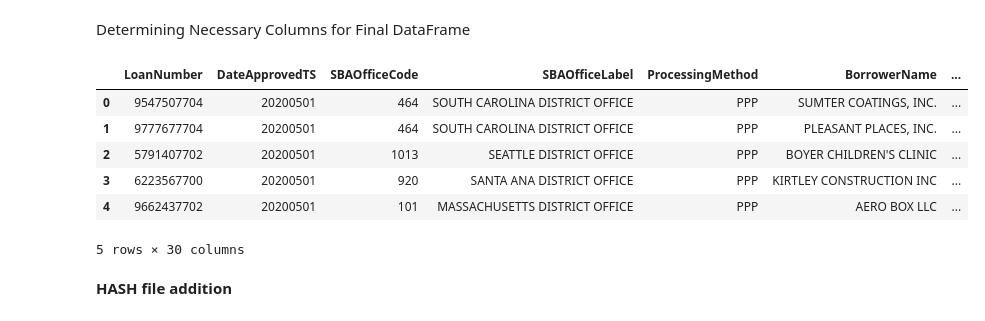
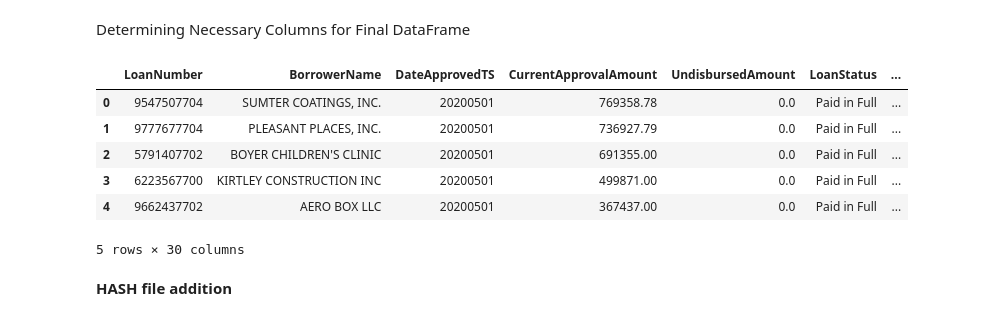
Before and after one commit to cspence001/mapdata_finalization_notebooks, a Jupyter notebook: main_concat23.ipynb, the cells around one changed output. Saved outputs shown, nothing was run; the diff lists cells and outputs as text; code cells hidden in the pictures.

Commit message:
finalized column names, order

```diff
--- a/main_concat23.ipynb
+++ b/main_concat23.ipynb
@@ -26,25 +26,26 @@ Determining Necessary Columns for Final DataFrame
 # %%
 #keep track of columns removed
 removed = ['NAICSCode', 'Industry', 'IndustrySubsector', 'LoanRange', 'JobRange', 'RuralUrbanIndicator','HubzoneIndicator','LMIIndicator']
 #Industry and Industry Subsector taken from HASH file (NAICS)
 
-cols =['LoanNumber','DateApprovedTS','SBAOfficeCode','SBAOfficeLabel','ProcessingMethod','BorrowerName',
-       'LoanStatusDateTS','LoanStatus','Term','CurrentApprovalAmount','UndisbursedAmount',
+cols =['LoanNumber','BorrowerName','DateApprovedTS','CurrentApprovalAmount','UndisbursedAmount',
+       'LoanStatus','LoanStatusDateTS','Term',
+       'BusinessType','BusinessAgeDescription','JobsReported','CD','NonProfit',
+       'SBAOfficeCode','SBAOfficeLabel','ProcessingMethod',
        'ServicingLenderLocationID','ServicingLenderName','ServicingLenderState','ServicingLenderFullAddress',
+       'OriginatingLenderLocationID','OriginatingLender', 'OriginatingLenderCity', 'OriginatingLenderState',
        'EstimatedLenderPercent', 'EstimatedLenderProfit',
-       'BusinessType','BusinessAgeDescription','CD','JobsReported','NAICSCode','LongName',
-       'OriginatingLenderLocationID','OriginatingLender', 'OriginatingLenderCity', 'OriginatingLenderState',
-       'NonProfit', 'ForgivenessAmount', 'ForgivenessDateTS'] #30
+       'ForgivenessAmount', 'ForgivenessDateTS','NAICSCode','LongName',] #30
 
 ppp_pipe23 = ppp_pipe23[cols]
 ppp_pipe23.head()
 # %% [output]
-|  | LoanNumber | DateApprovedTS | SBAOfficeCode | SBAOfficeLabel | ProcessingMethod | BorrowerName | ... |
-| 0 | 9547507704 | 20200501 | 464 | SOUTH CAROLINA DISTRICT OFFICE | PPP | SUMTER COATINGS, INC. | ... |
-| 1 | 9777677704 | 20200501 | 464 | SOUTH CAROLINA DISTRICT OFFICE | PPP | PLEASANT PLACES, INC. | ... |
-| 2 | 5791407702 | 20200501 | 1013 | SEATTLE DISTRICT OFFICE | PPP | BOYER CHILDREN'S CLINIC | ... |
-| 3 | 6223567700 | 20200501 | 920 | SANTA ANA DISTRICT OFFICE | PPP | KIRTLEY CONSTRUCTION INC | ... |
-| 4 | 9662437702 | 20200501 | 101 | MASSACHUSETTS DISTRICT OFFICE | PPP | AERO BOX LLC | ... |
+|  | LoanNumber | BorrowerName | DateApprovedTS | CurrentApprovalAmount | UndisbursedAmount | LoanStatus | ... |
+| 0 | 9547507704 | SUMTER COATINGS, INC. | 20200501 | 769358.78 | 0.0 | Paid in Full | ... |
+| 1 | 9777677704 | PLEASANT PLACES, INC. | 20200501 | 736927.79 | 0.0 | Paid in Full | ... |
+| 2 | 5791407702 | BOYER CHILDREN'S CLINIC | 20200501 | 691355.00 | 0.0 | Paid in Full | ... |
+| 3 | 6223567700 | KIRTLEY CONSTRUCTION INC | 20200501 | 499871.00 | 0.0 | Paid in Full | ... |
+| 4 | 9662437702 | AERO BOX LLC | 20200501 | 367437.00 | 0.0 | Paid in Full | ... |
 5 rows × 30 columns
 # %% [markdown]
 <b>HASH file addition
```
Also changed, not shown: parts of 8 cells of this notebook, 2 other files.
